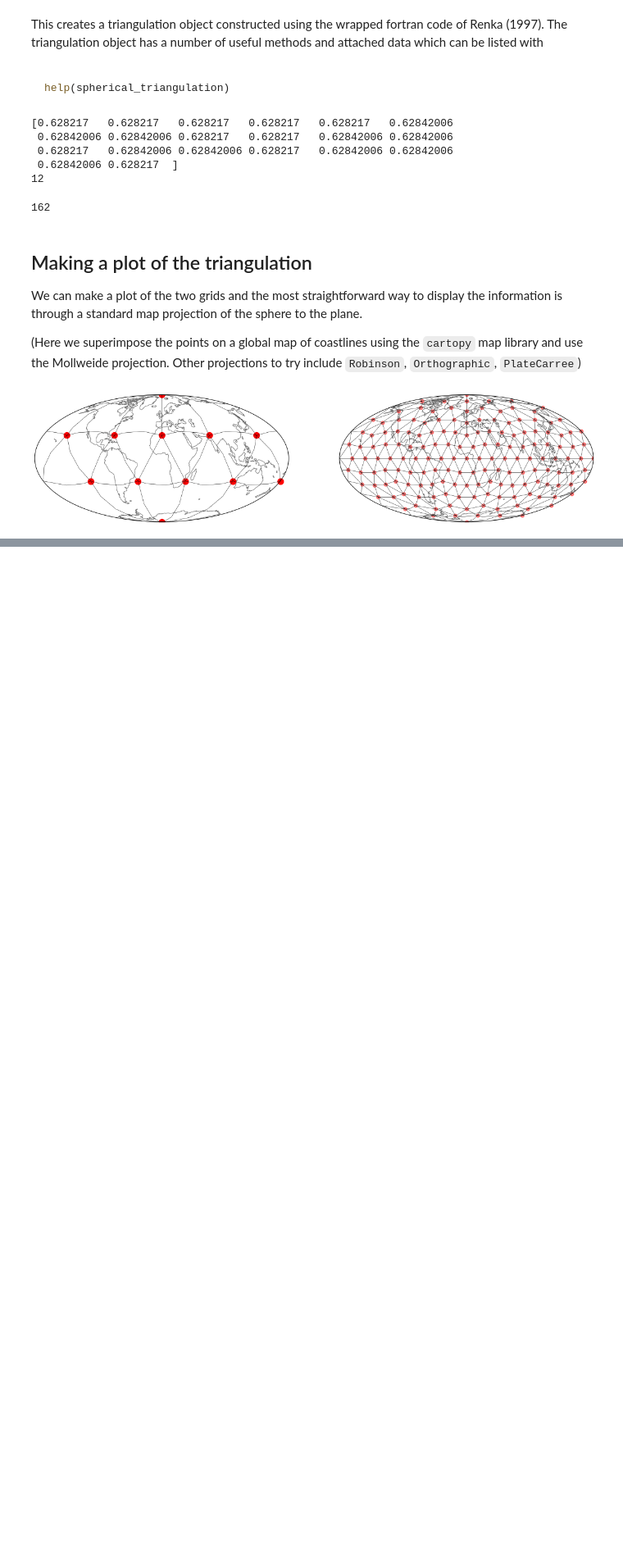
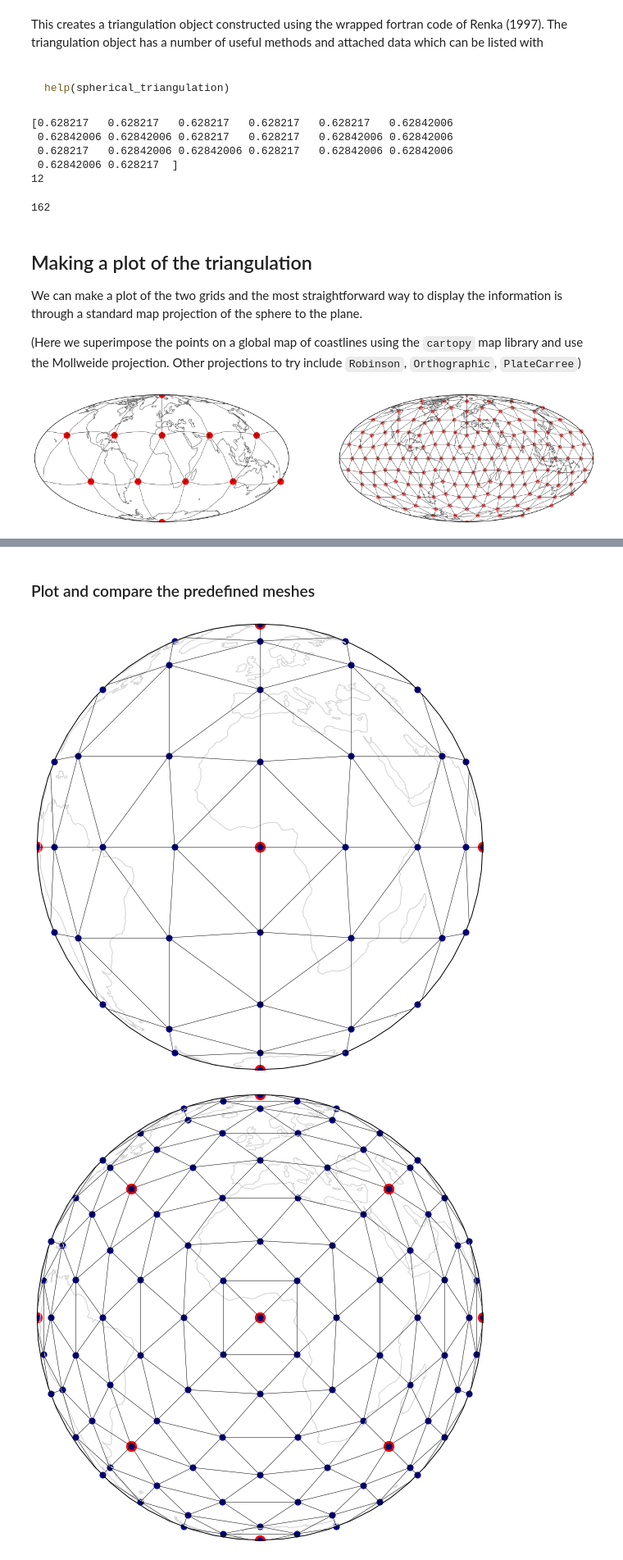
Before and after one commit to underworld-geodynamics-cloud/self-managing-jupyterhub, a Jupyter notebook: Example1-Stripy-Spherical-Triangulations.ipynb, the cells around one changed output, grey strips where cells are left out. Shown at 82% size. Saved outputs shown, nothing was run; the diff lists cells and outputs as text; code cells hidden in the pictures; blank space fills up the shorter version.

```diff
--- a/Example1-Stripy-Spherical-Triangulations.ipynb
+++ b/Example1-Stripy-Spherical-Triangulations.ipynb
@@ -209,0 +252,55 @@ This capability is shown in a companion notebook [Ex2-SphericalGrids](./Ex2-Sphe
+# %% [markdown]
+### Plot and compare the predefined meshes
+# %%
+def mesh_fig(mesh, meshR, name):
+
+    fig = plt.figure(figsize=(10, 10), facecolor="none")
+    ax  = plt.subplot(111, projection=ccrs.Orthographic(central_longitude=0.0, central_latitude=0.0, globe=None))
+    ax.coastlines(color="lightgrey")
+    ax.set_global()
+
+    generator = mesh
+    refined   = meshR
+
+    lons0 = np.degrees(generator.lons)
+    lats0 = np.degrees(generator.lats)
+
+    lonsR = np.degrees(refined.lons)
+    latsR = np.degrees(refined.lats)
+
+    lst = refined.lst
+    lptr = refined.lptr
+
+
+    ax.scatter(lons0, lats0, color="Red",
+                marker="o", s=150.0, transform=ccrs.Geodetic())
+
+    ax.scatter(lonsR, latsR, color="DarkBlue",
+                marker="o", s=50.0, transform=ccrs.Geodetic())
+
+
+    segs = refined.identify_segments()
+
+    for s1, s2 in segs:
+        ax.plot( [lonsR[s1], lonsR[s2]],
+                 [latsR[s1], latsR[s2]],
+                 linewidth=0.5, color="black", transform=ccrs.Geodetic())
+
+    fig.savefig(name, dpi=250, transparent=True)
+
+    return
+
+mesh_fig(octo0,  octo2, "Octagon" )
+mesh_fig(octoF0, octoF2, "OctagonF" )
+
+mesh_fig(ico0, ico2, "Icosahedron" )
+mesh_fig(icoF0, icoF2, "IcosahedronF" )
+
+mesh_fig(cube0, cube2, "Cube")
+mesh_fig(socc0, socc2, "SoccerBall")
+
+mesh_fig(ring0, ring2, "Ring")
+mesh_fig(rand0, rand2, "Random")
+# %% [output]
+[figure, added]
+[figure, added]
```
Also changed, not shown: parts of 8 cells of this notebook, 4 other files.
